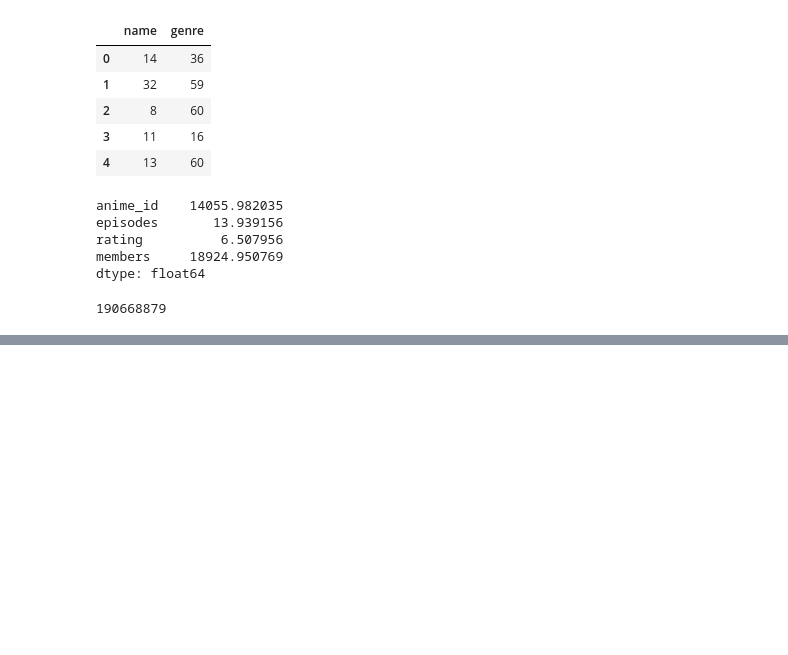
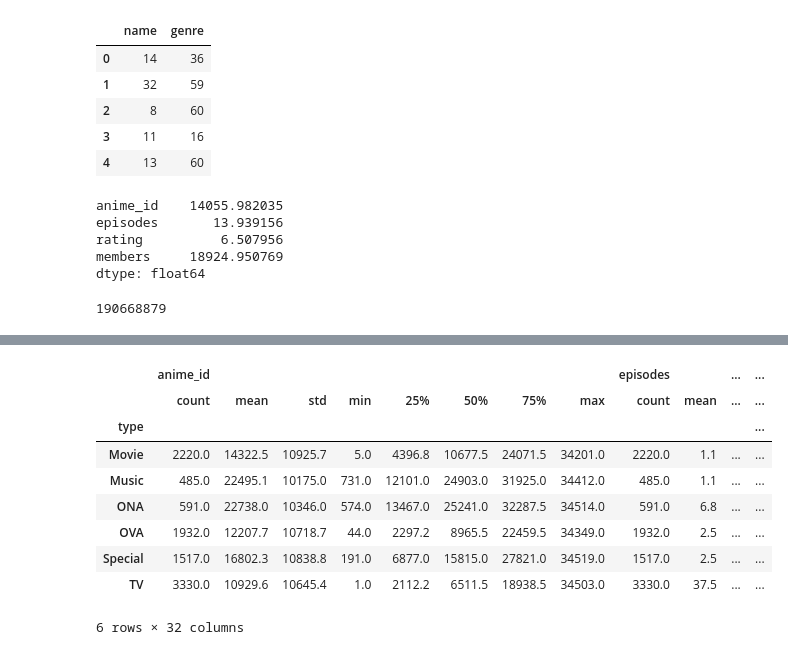
Before and after one commit to kaneshirok/jupyter_practice, a Jupyter notebook: three_chapter.ipynb, the cells around one changed output, grey strips where cells are left out. Drawn from its saved outputs; the diff is of its cells as text; code cells hidden in the pictures; blank space fills up the shorter version.

Commit message:
work pivot and group and describe

```diff
--- a/three_chapter.ipynb
+++ b/three_chapter.ipynb
@@ -556,0 +589,5 @@ df['members'].sum()
+# %%
+df = pd.read_csv(anime_master_csv)
+# %%
+grouped = df.groupby('type')
+type(grouped)
@@ -556,0 +607,13 @@ df['members'].sum()
+# %%
+grouped.describe().round(1).head(16)
+# %% [output]
+|  | anime_id |  |  |  |  |  |  |  | episodes |  | ... | ... |
+|  | count | mean | std | min | 25% | 50% | 75% | max | count | mean | ... | ... |
+| type |  |  |  |  |  |  |  |  |  |  |  | ... |
+| Movie | 2220.0 | 14322.5 | 10925.7 | 5.0 | 4396.8 | 10677.5 | 24071.5 | 34201.0 | 2220.0 | 1.1 | ... | ... |
+| Music | 485.0 | 22495.1 | 10175.0 | 731.0 | 12101.0 | 24903.0 | 31925.0 | 34412.0 | 485.0 | 1.1 | ... | ... |
+| ONA | 591.0 | 22738.0 | 10346.0 | 574.0 | 13467.0 | 25241.0 | 32287.5 | 34514.0 | 591.0 | 6.8 | ... | ... |
+| OVA | 1932.0 | 12207.7 | 10718.7 | 44.0 | 2297.2 | 8965.5 | 22459.5 | 34349.0 | 1932.0 | 2.5 | ... | ... |
+| Special | 1517.0 | 16802.3 | 10838.8 | 191.0 | 6877.0 | 15815.0 | 27821.0 | 34519.0 | 1517.0 | 2.5 | ... | ... |
+| TV | 3330.0 | 10929.6 | 10645.4 | 1.0 | 2112.2 | 6511.5 | 18938.5 | 34503.0 | 3330.0 | 37.5 | ... | ... |
+6 rows × 32 columns
```
Also changed, not shown: parts of 8 cells of this notebook.
